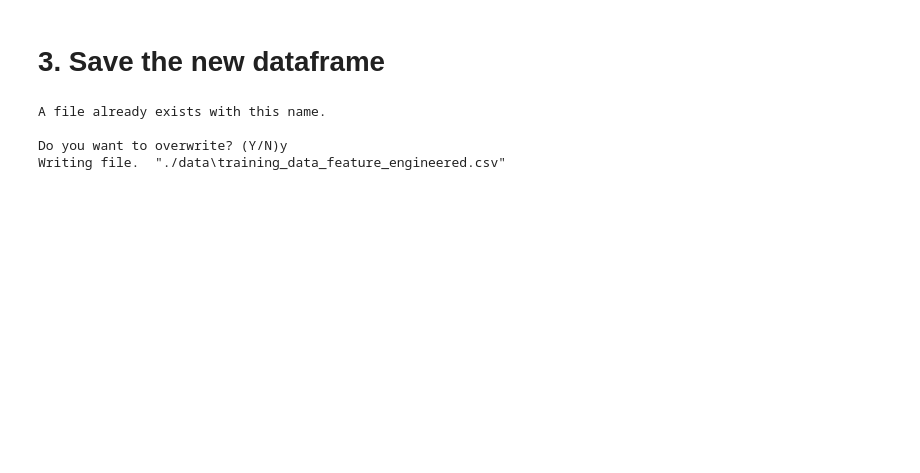
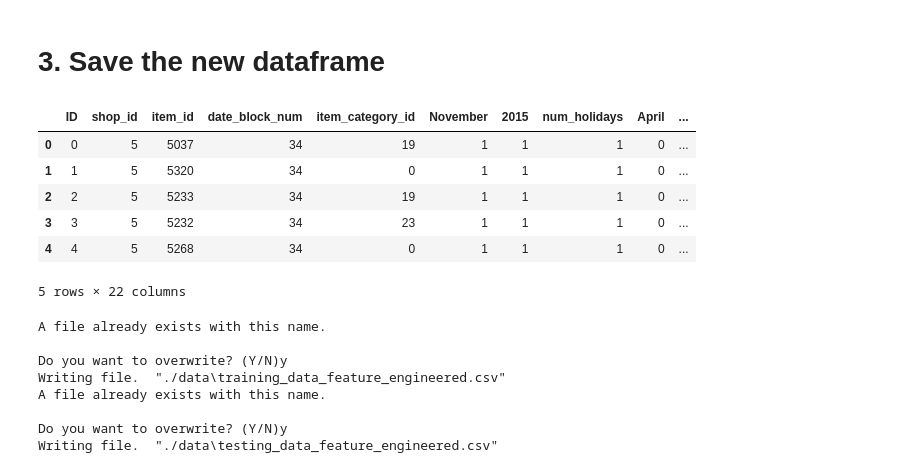
Before and after one commit to Snizzmo/Data-Science, a Jupyter notebook: Capstone_Two/03_Capstone_Two_Feature_Engineering.ipynb, the cells around one changed output. Drawn from its saved outputs; the diff is of its cells as text; code cells hidden in the pictures; blank space fills up the shorter version.

```diff
--- a/Capstone_Two/03_Capstone_Two_Feature_Engineering.ipynb
+++ b/Capstone_Two/03_Capstone_Two_Feature_Engineering.ipynb
@@ -198,0 +350,2 @@ df.head()
+# %%
+testing=testing.drop_duplicates(subset=['ID'])
@@ -199,2 +363,12 @@ df.head()
 # %% [markdown]
 # 3. Save the new dataframe
+# %%
+testing.head()
+# %% [output]
+|  | ID | shop_id | item_id | date_block_num | item_category_id | November | 2015 | num_holidays | April | ... |
+| 0 | 0 | 5 | 5037 | 34 | 19 | 1 | 1 | 1 | 0 | ... |
+| 1 | 1 | 5 | 5320 | 34 | 0 | 1 | 1 | 1 | 0 | ... |
+| 2 | 2 | 5 | 5233 | 34 | 19 | 1 | 1 | 1 | 0 | ... |
+| 3 | 3 | 5 | 5232 | 34 | 23 | 1 | 1 | 1 | 0 | ... |
+| 4 | 4 | 5 | 5268 | 34 | 0 | 1 | 1 | 1 | 0 | ... |
+5 rows × 22 columns
@@ -201,9 +380,14 @@ df.head()
 # %%
 # Save the data
 datapath = './data'
-save_file(df, 'training_data_feature_engineered.csv', datapath)
+save_file(training, 'training_data_feature_engineered.csv', datapath)
+save_file(testing, 'testing_data_feature_engineered.csv', datapath)
 # %% [output]
 A file already exists with this name.
 
 Do you want to overwrite? (Y/N)y
 Writing file.  "./data\training_data_feature_engineered.csv"
+A file already exists with this name.
+
+Do you want to overwrite? (Y/N)y
+Writing file.  "./data\testing_data_feature_engineered.csv"
```
Also changed, not shown: parts of 40 cells of this notebook, 1 other file.
